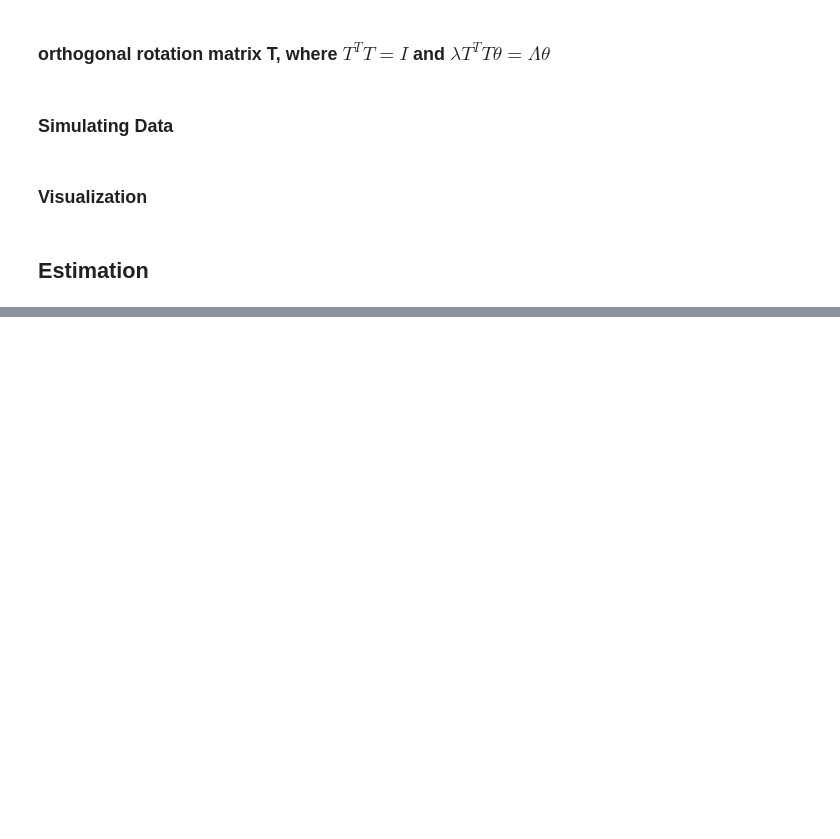
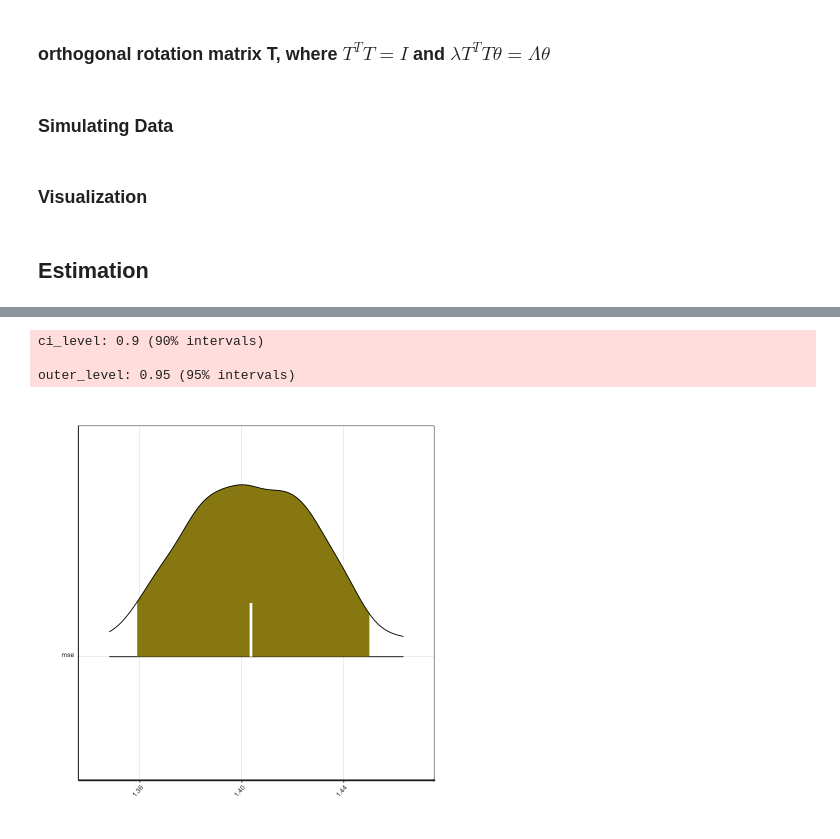
Before and after one commit to hublun/Stan, a Jupyter notebook: Factorization/Factor_Analysis.ipynb, the cells around one changed output, grey strips where cells are left out. Drawn from its saved outputs; the diff is of its cells as text; code cells hidden in the pictures; blank space fills up the shorter version.

```diff
--- a/Factorization/Factor_Analysis.ipynb
+++ b/Factorization/Factor_Analysis.ipynb
@@ -199,0 +192,14 @@ outer_level: 0.95 (95% intervals)
+# %%
+plot(fit,
+     pars = c("mse"),
+     show_density = TRUE,
+     fill_color = "#998811",
+     est_color = "#ffffff",
+     ci_level = 0.9, outer_level=0.95) +
+  #geom_vline(xintercept = 0, linetype = 3, linewidth = 0.5) +
+  theme_Posterior
+# %% [output]
+ci_level: 0.9 (90% intervals)
+
+outer_level: 0.95 (95% intervals)
+[figure, added]
```
Also changed, not shown: parts of 11 cells of this notebook, 2 other files.
